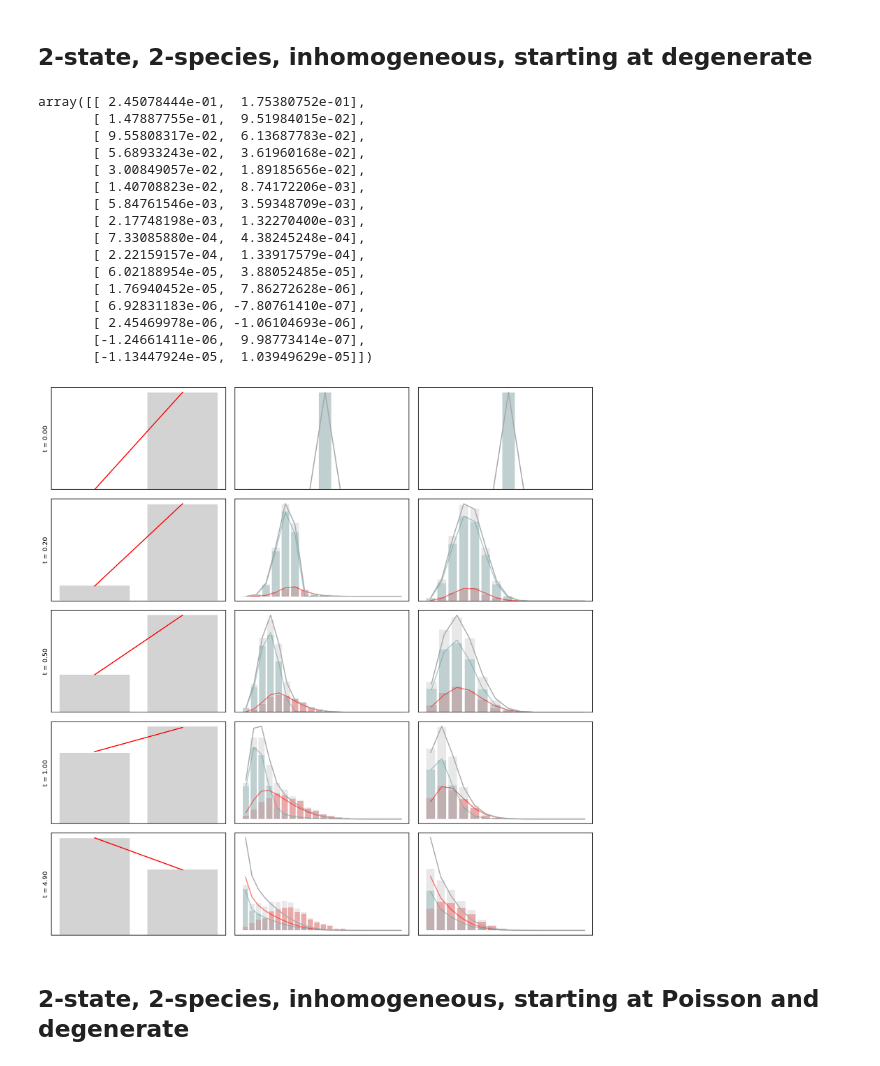
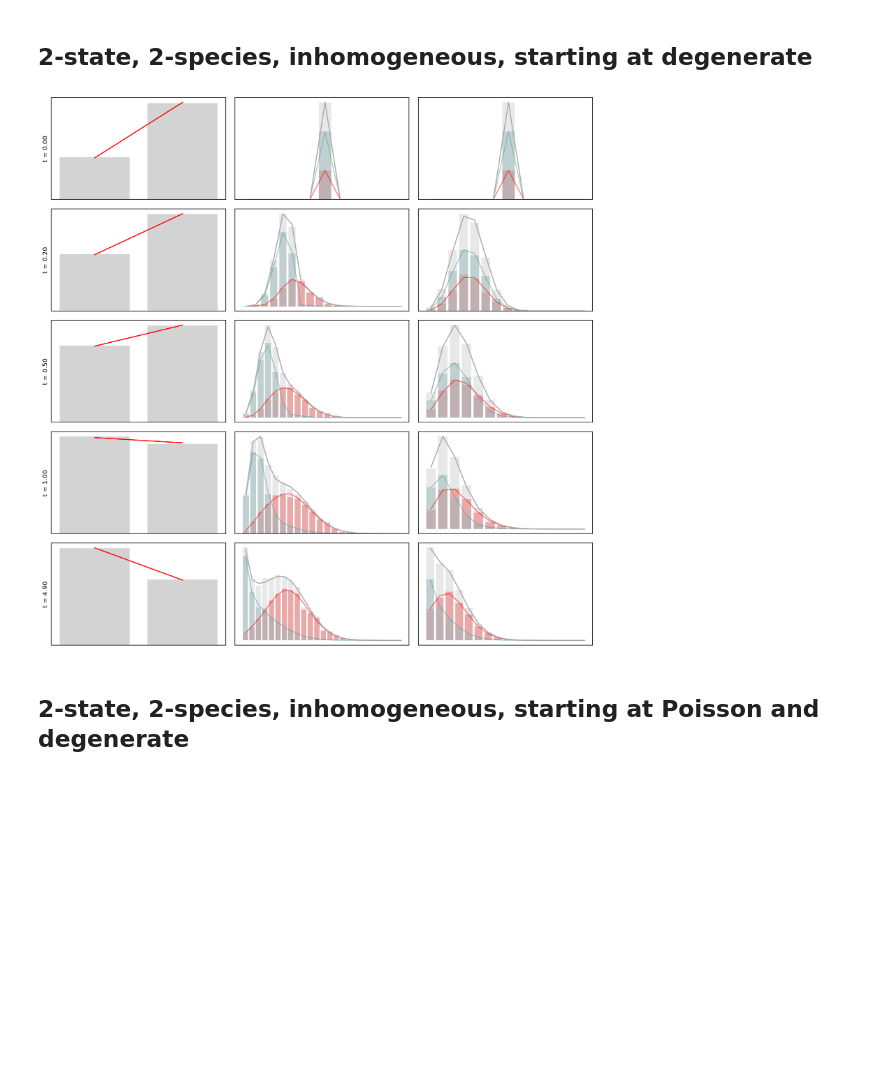
Before and after one commit to pachterlab/GYP_2022, a Jupyter notebook: gg220909_telegraph.ipynb, the cells around one changed output. Cells and saved outputs as stored; diff of their text form; code cells hidden in the pictures; blank space fills up the shorter version.

```diff
--- a/gg220909_telegraph.ipynb
+++ b/gg220909_telegraph.ipynb
@@ -571,7 +581,7 @@ conditional_colors = ('red','cadetblue','deeppink','khaki')
 uncond_colors = ('lightgray','darkgray')
 alf=0.5
 # %%
-def viz_nondelay(t_arr,samples,N,n,H,A,C,initcond):
+def viz_nondelay(t_arr,samples,N,n,H,A,C,initcond,init_state_prob):
     nt=5
     fig1,ax1=plt.subplots(nt,n+1,figsize=(12,12))
     for k,tind in enumerate([0,2,5,10,49]):
@@ -604,9 +614,6 @@ def viz_nondelay(t_arr,samples,N,n,H,A,C,initcond):
             hist,_ = np.histogram(X[:,N+i],bins,density=True)
             ax1[k,i+1].bar(bins[:-1]+0.5,hist,color=uncond_colors[0],alpha=alf)
 
-            # mx = [1]*n
-            # mx[i] = int(X[:,N+i].max()+6)
-            # Pss = pss_wrapper(H,A,C,t,mx,n,N,initcond)
             ax1[k,i+1].plot(Pss.sum(1),color=uncond_colors[1])
 
 
@@ -1057,22 +685,11 @@ for i in tqdm.tqdm(range(number_of_cells)):
+# %%
+initcond = [['categorical',[0.3,0.7]],
+            ['deterministic',5],
+            ['deterministic',5]]
+t_arr,samples,H,A,C,init_state_prob = nondelay_wrapper(N,n,K_val,A_val,beta_val,gamma_val,initcond)
 # %%
-viz_nondelay(t_arr,samples,N,n,H,A,C,initcond)
+viz_nondelay(t_arr,samples,N,n,H,A,C,initcond,init_state_prob)
 # %% [output]
-array([[ 2.45078444e-01,  1.75380752e-01],
-       [ 1.47887755e-01,  9.51984015e-02],
-       [ 9.55808317e-02,  6.13687783e-02],
-       [ 5.68933243e-02,  3.61960168e-02],
-       [ 3.00849057e-02,  1.89185656e-02],
-       [ 1.40708823e-02,  8.74172206e-03],
-       [ 5.84761546e-03,  3.59348709e-03],
-       [ 2.17748198e-03,  1.32270400e-03],
-       [ 7.33085880e-04,  4.38245248e-04],
-       [ 2.22159157e-04,  1.33917579e-04],
-       [ 6.02188954e-05,  3.88052485e-05],
-       [ 1.76940452e-05,  7.86272628e-06],
-       [ 6.92831183e-06, -7.80761410e-07],
-       [ 2.45469978e-06, -1.06104693e-06],
-       [-1.24661411e-06,  9.98773414e-07],
-       [-1.13447924e-05,  1.03949629e-05]])
-[figure, old version]
+[figure, new version]
 # %% [markdown]
 ## 2-state, 2-species, inhomogeneous, starting at Poisson and degenerate
```
Also changed, not shown: parts of 28 cells of this notebook.
